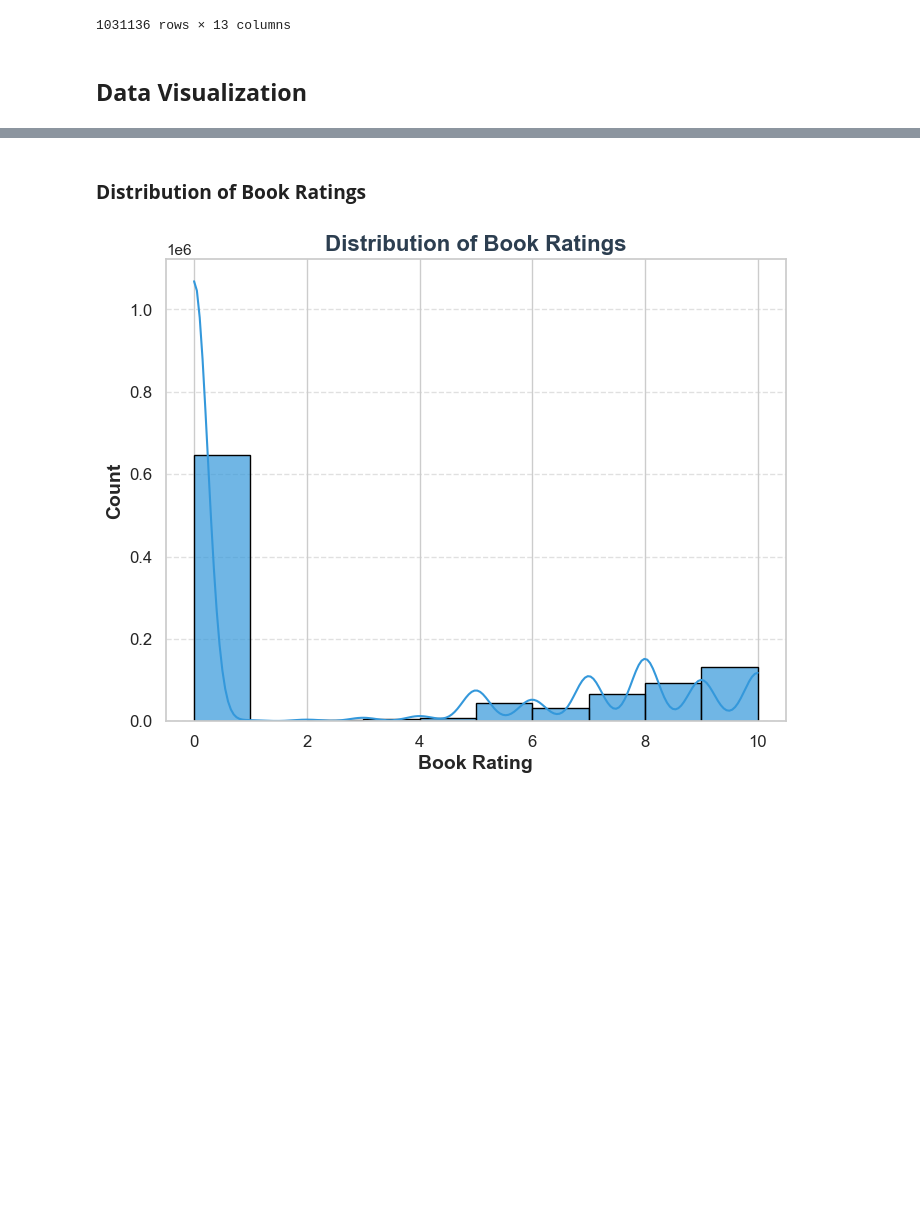
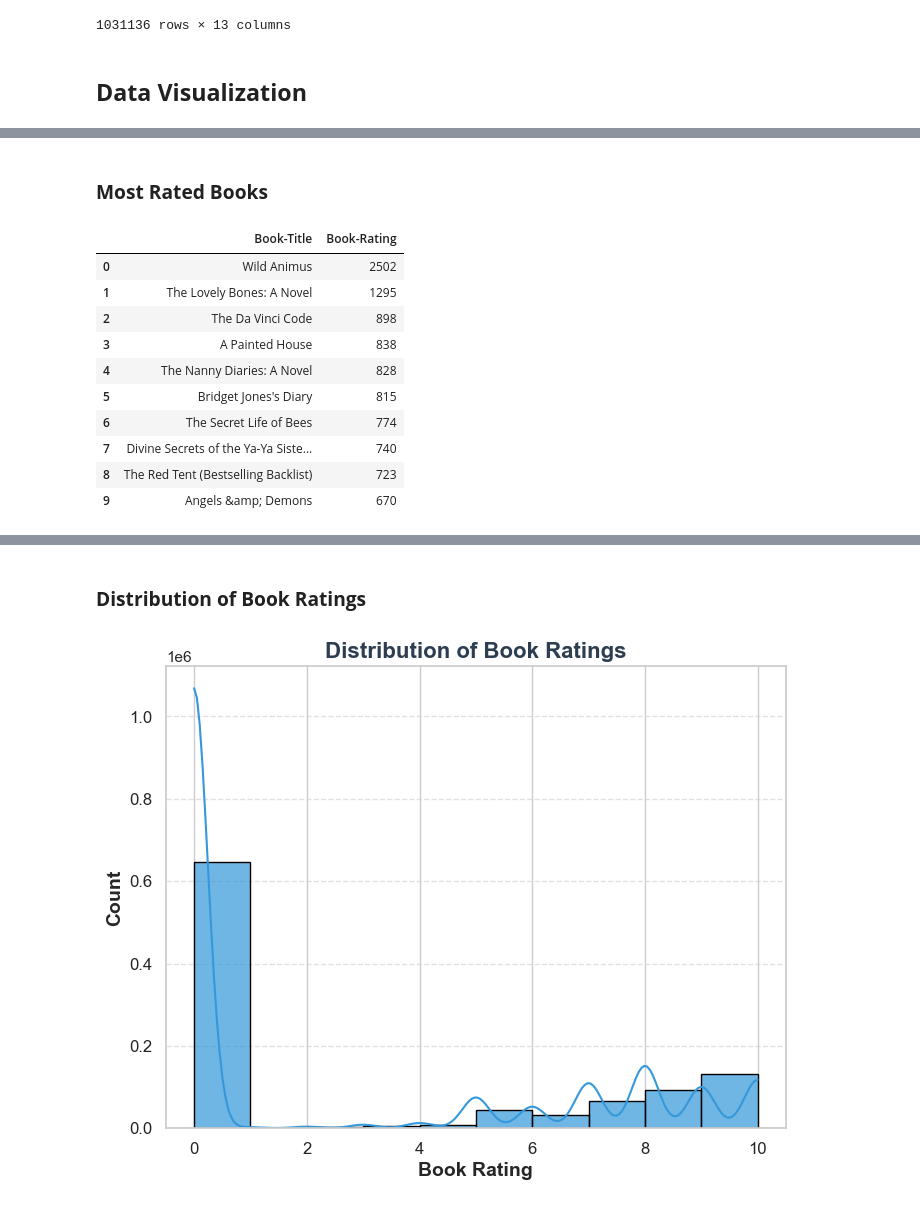
Before and after one commit to Ayush-dhabale/Books-Recommendation-System-, a Jupyter notebook: notebooks/Eda.ipynb, the cells around one changed output, grey strips where cells are left out. Saved outputs shown, nothing was run; the diff lists cells and outputs as text; code cells hidden in the pictures; blank space fills up the shorter version.

```diff
--- a/notebooks/Eda.ipynb
+++ b/notebooks/Eda.ipynb
@@ -930,0 +945,16 @@ final_merged_df
+# %% [markdown]
+### **Most Rated Books**
+# %%
+final_merged_df.groupby('Book-Title')['Book-Rating'].count().sort_values(ascending=False).head(10).reset_index()
+# %% [output]
+|  | Book-Title | Book-Rating |
+| 0 | Wild Animus | 2502 |
+| 1 | The Lovely Bones: A Novel | 1295 |
+| 2 | The Da Vinci Code | 898 |
+| 3 | A Painted House | 838 |
+| 4 | The Nanny Diaries: A Novel | 828 |
+| 5 | Bridget Jones's Diary | 815 |
+| 6 | The Secret Life of Bees | 774 |
+| 7 | Divine Secrets of the Ya-Ya Siste... | 740 |
+| 8 | The Red Tent (Bestselling Backlist) | 723 |
+| 9 | Angels &amp; Demons | 670 |
```
Also changed, not shown: parts of 8 cells of this notebook, 5 other files.
